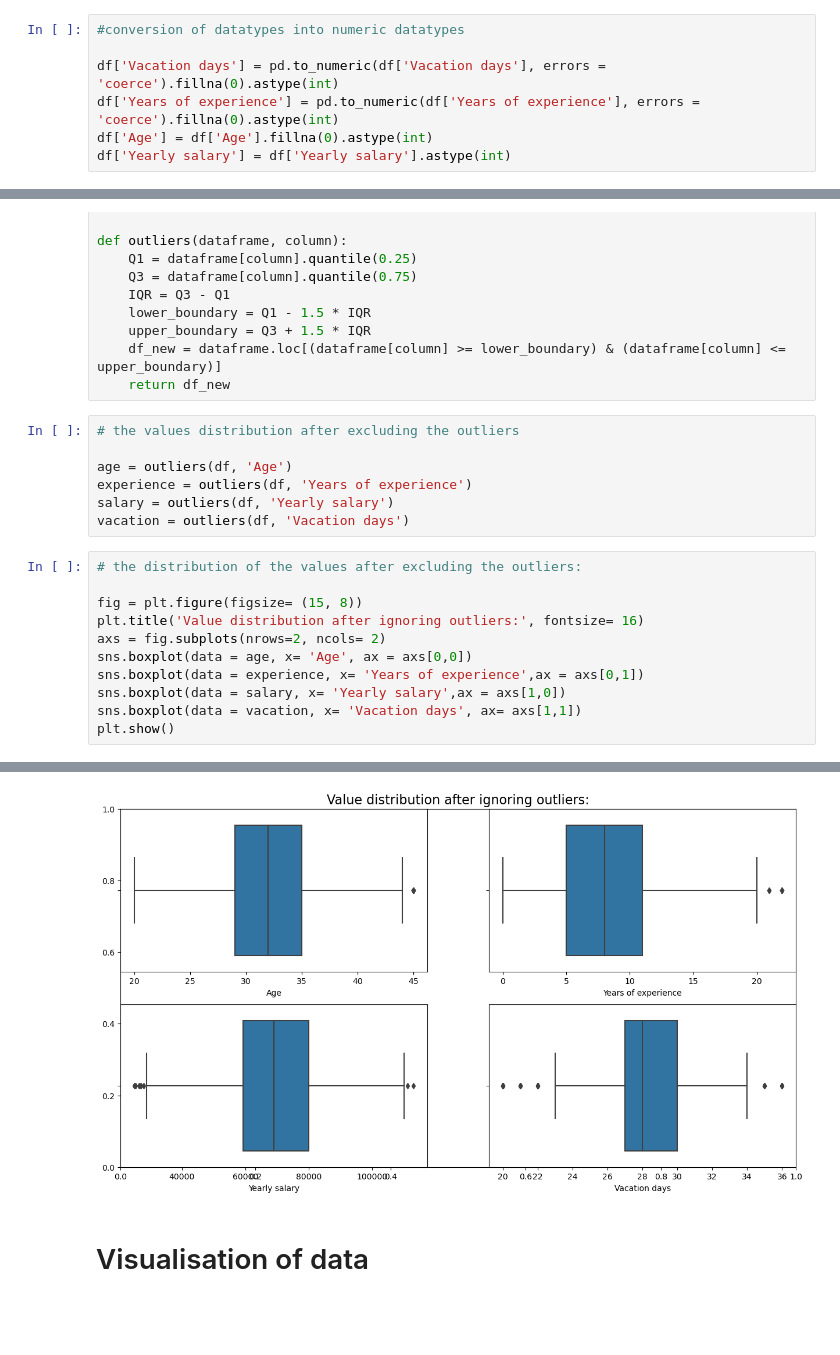
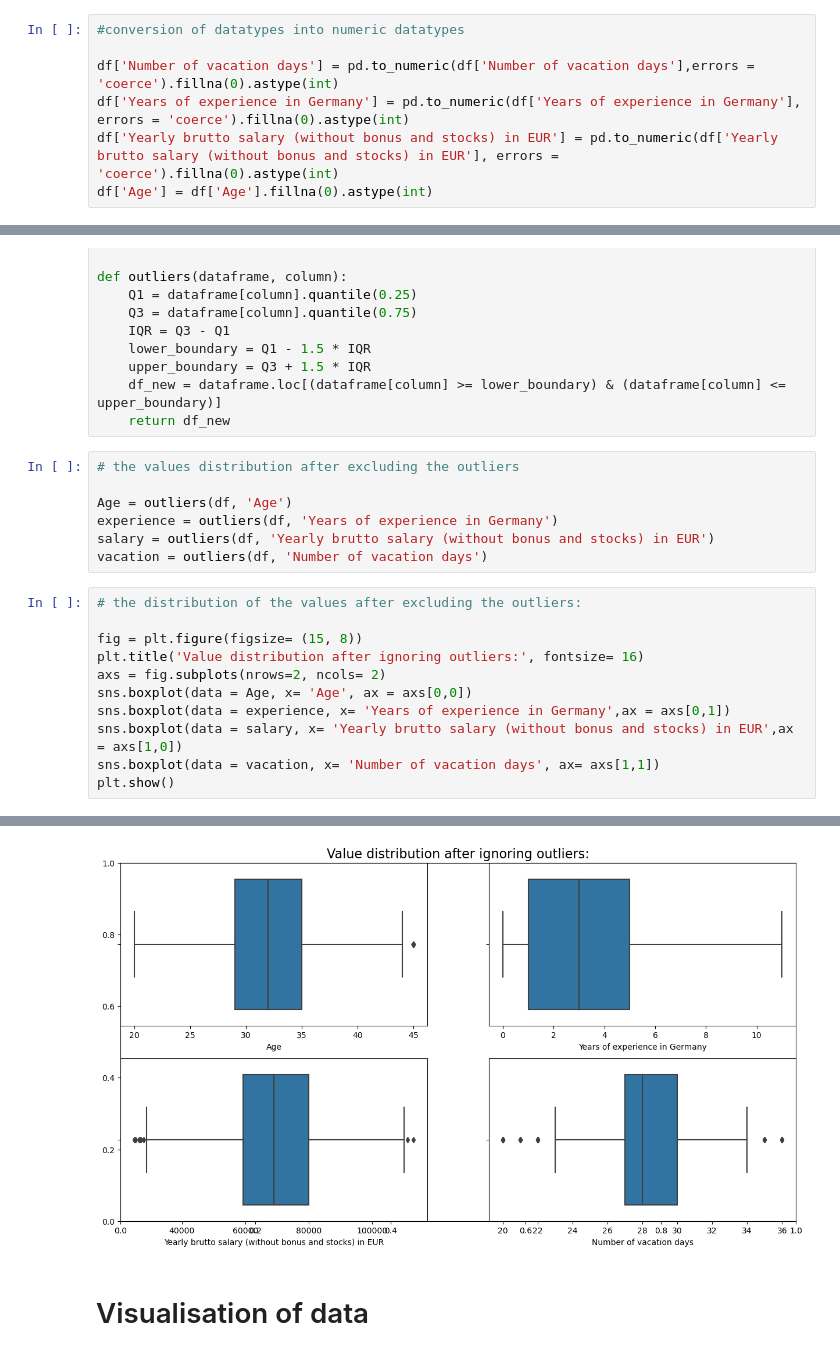
Before and after one commit to Yankho817/Data-Bootcamp-Projects, a Jupyter notebook: EDA python.ipynb, the cells around one changed output, grey strips where cells are left out. Drawn from its saved outputs; the diff is of its cells as text; blank space fills up the shorter version.

```diff
--- a/EDA python.ipynb
+++ b/EDA python.ipynb
@@ -110,10 +134,10 @@ City has unique values ['Munich' 'Berlin' 'Hamburg' 'Wolfsburg' 'Stuttgart' 'Sch
  '0,00' '1670']
 # %% [markdown]
 # Outliers detection
-# %%
-#conversion of datatypes into numeric datatypes
-
-df['Vacation days'] = pd.to_numeric(df['Vacation days'], errors = 'coerce').fillna(0).astype(int)
-df['Years of experience'] = pd.to_numeric(df['Years of experience'], errors = 'coerce').fillna(0).astype(int)
-df['Age'] = df['Age'].fillna(0).astype(int)
-df['Yearly salary'] = df['Yearly salary'].astype(int)
+# %%
+#conversion of datatypes into numeric datatypes
+
+df['Number of vacation days'] = pd.to_numeric(df['Number of vacation days'],errors = 'coerce').fillna(0).astype(int)
+df['Years of experience in Germany'] = pd.to_numeric(df['Years of experience in Germany'], errors = 'coerce').fillna(0).astype(int)
+df['Yearly brutto salary (without bonus and stocks) in EUR'] = pd.to_numeric(df['Yearly brutto salary (without bonus and stocks) in EUR'], errors = 'coerce').fillna(0).astype(int)
+df['Age'] = df['Age'].fillna(0).astype(int)
@@ -152,30 +180,30 @@ def outliers(dataframe, column):
 # %%
 # the values distribution after excluding the outliers
 
-age = outliers(df, 'Age')
-experience = outliers(df, 'Years of experience')
-salary = outliers(df, 'Yearly salary')
-vacation = outliers(df, 'Vacation days')
+Age = outliers(df, 'Age')
+experience = outliers(df, 'Years of experience in Germany')
+salary = outliers(df, 'Yearly brutto salary (without bonus and stocks) in EUR')
+vacation = outliers(df, 'Number of vacation days')
 # %%
 # the distribution of the values after excluding the outliers:
 
 fig = plt.figure(figsize= (15, 8))
 plt.title('Value distribution after ignoring outliers:', fontsize= 16)
 axs = fig.subplots(nrows=2, ncols= 2)
-sns.boxplot(data = age, x= 'Age', ax = axs[0,0])
-sns.boxplot(data = experience, x= 'Years of experience',ax = axs[0,1])
-sns.boxplot(data = salary, x= 'Yearly salary',ax = axs[1,0])
-sns.boxplot(data = vacation, x= 'Vacation days', ax= axs[1,1])
+sns.boxplot(data = Age, x= 'Age', ax = axs[0,0])
+sns.boxplot(data = experience, x= 'Years of experience in Germany',ax = axs[0,1])
+sns.boxplot(data = salary, x= 'Yearly brutto salary (without bonus and stocks) in EUR',ax = axs[1,0])
+sns.boxplot(data = vacation, x= 'Number of vacation days', ax= axs[1,1])
 plt.show()
 # %% [output]
 [interactive output not drawn]
 [interactive output not drawn]
 [interactive output not drawn]
 [interactive output not drawn]
 [interactive output not drawn]
 [interactive output not drawn]
 [interactive output not drawn]
-[figure, old version]
+[figure, new version]
 # %% [markdown]
 # Visualisation of data
 # %%
```
Also changed, not shown: parts of 10 cells of this notebook.
